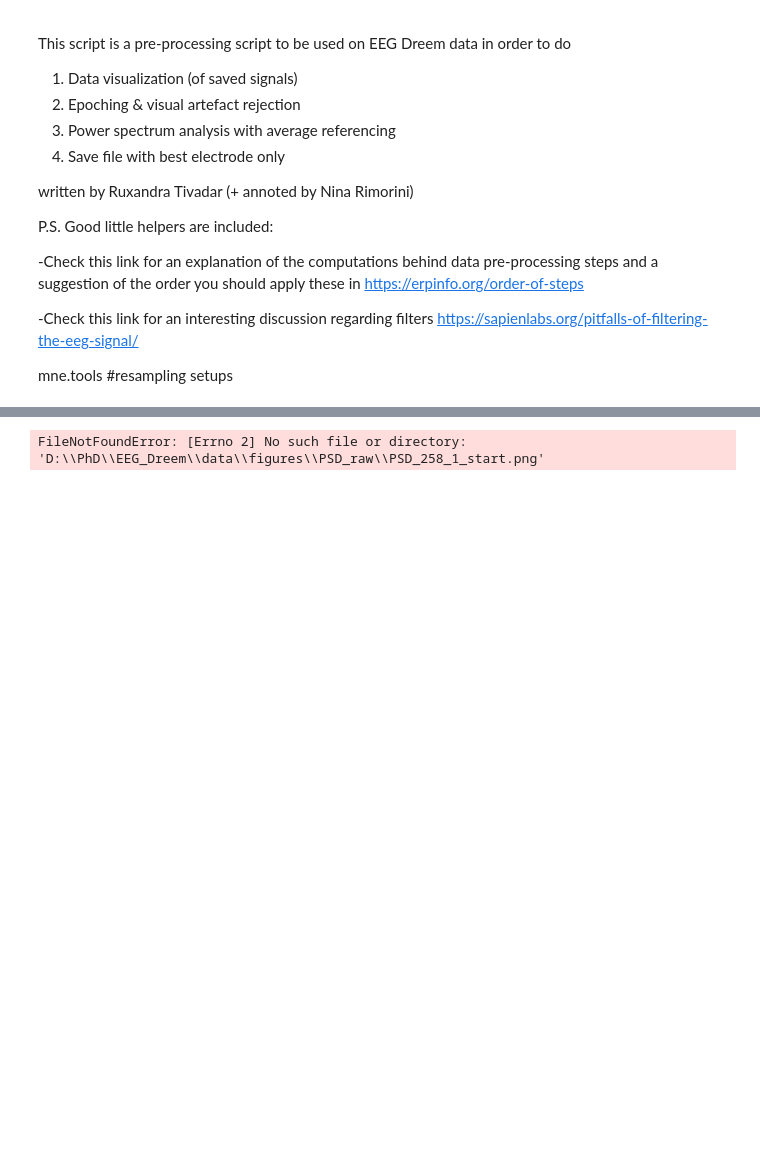
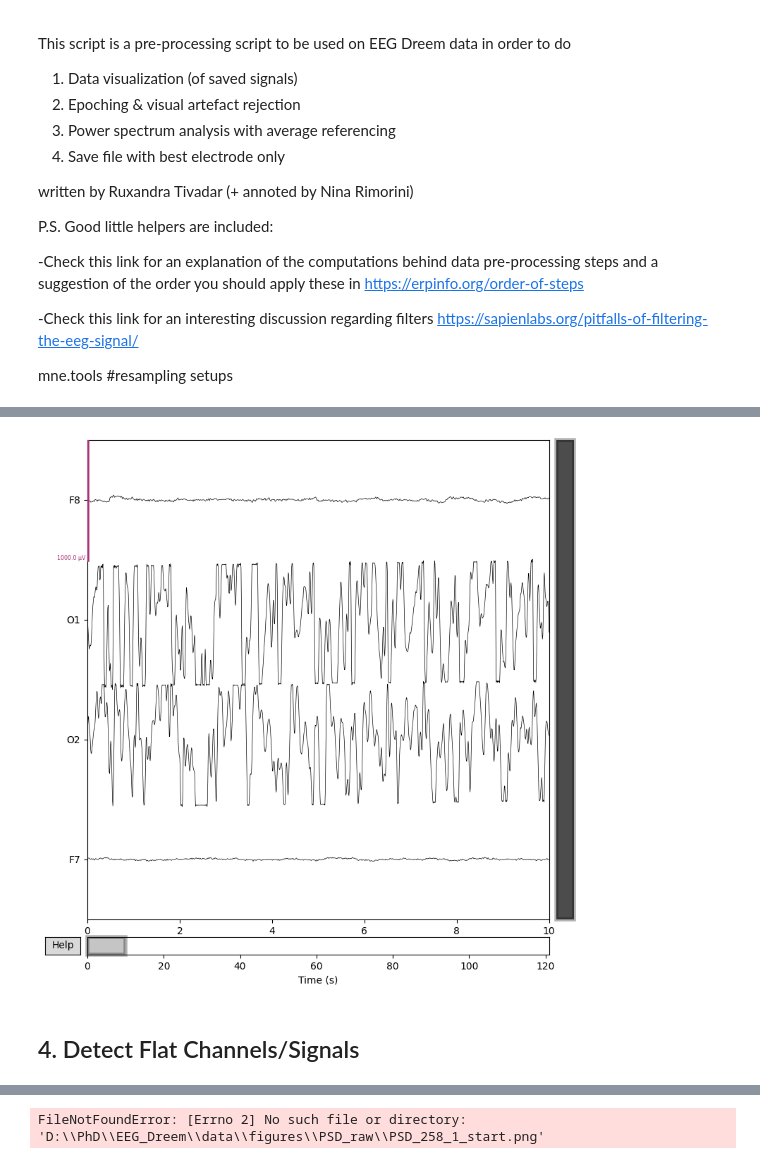
Before and after one commit to tanoManzo/EEG_2025, a Jupyter notebook: Preproc_raws_EEG_Dreem.ipynb, the cells around one changed output, grey strips where cells are left out. Saved outputs shown, nothing was run; the diff lists cells and outputs as text; code cells hidden in the pictures; blank space fills up the shorter version.

```diff
--- a/Preproc_raws_EEG_Dreem.ipynb
+++ b/Preproc_raws_EEG_Dreem.ipynb
@@ -96,0 +161,8 @@ RuntimeError: By default, MNE does not load data into main memory to conserve re
+# %%
+# Check first few seconds of the data
+raw_data.plot(duration=10, n_channels=4, scalings={'eeg': 50e-5})
+plt.close()
+# %% [output]
+[figure, added]
+# %% [markdown]
+## 4.  Detect Flat Channels/Signals
```
Also changed, not shown: parts of 51 cells of this notebook.
